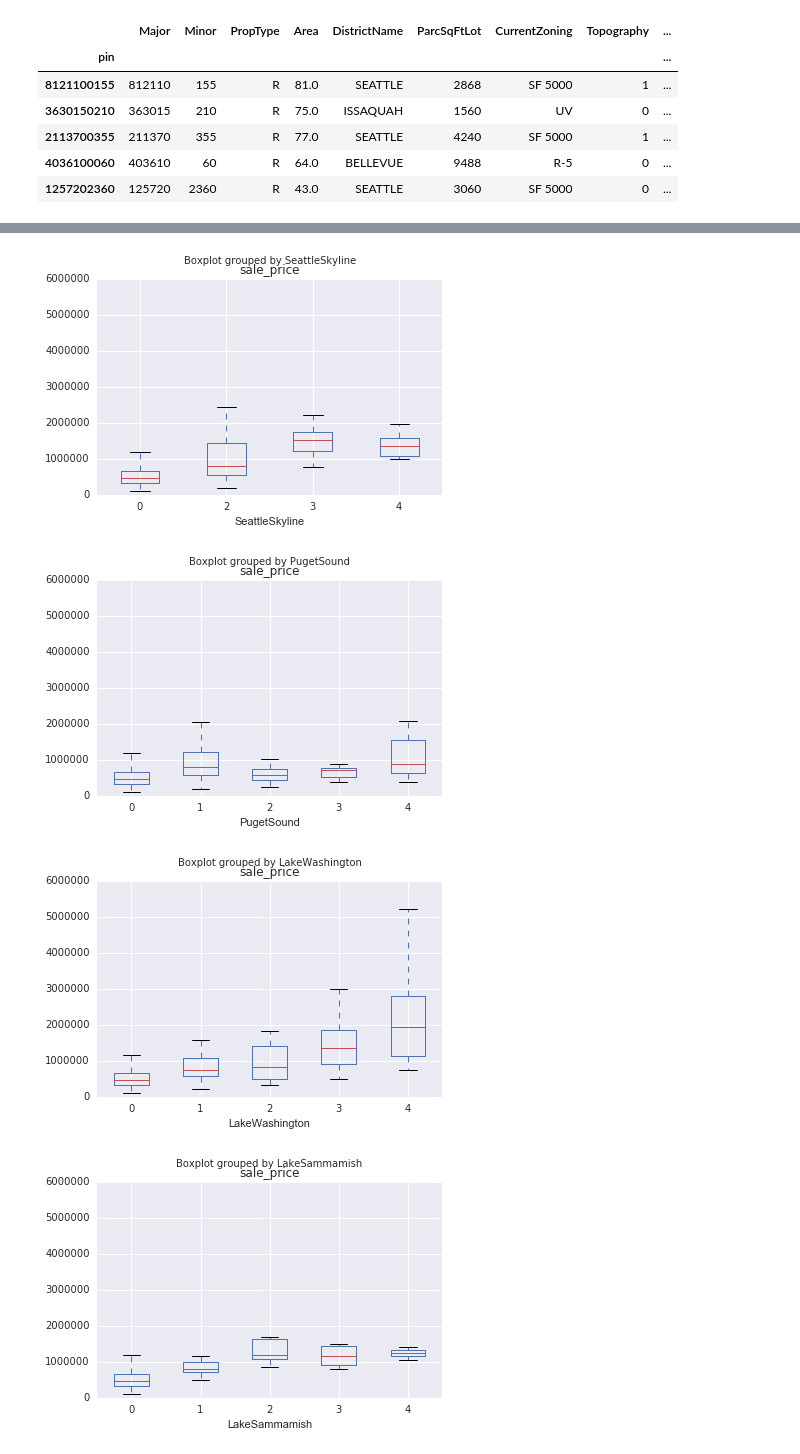
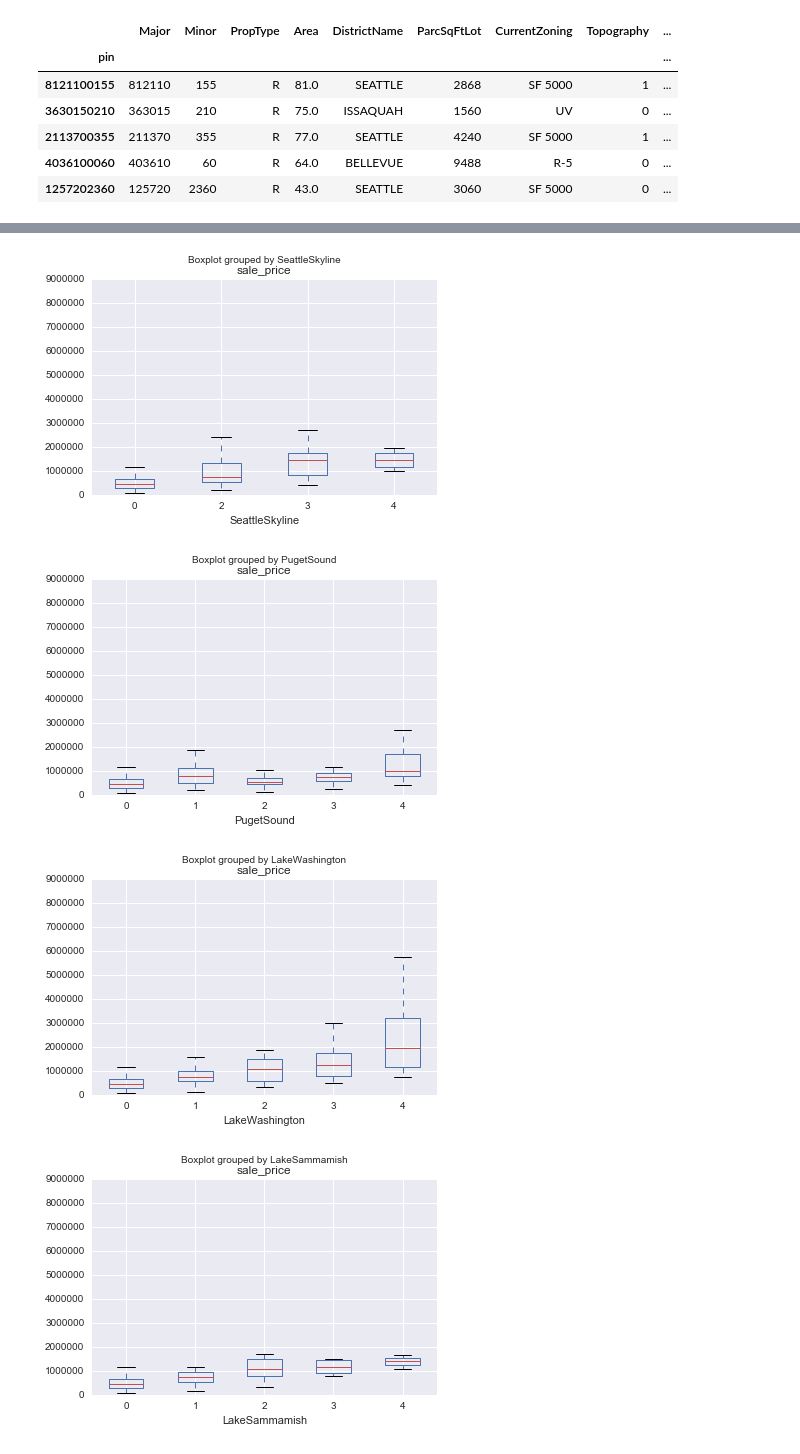
Before and after one commit to gavin-peterkin/king_county_property, a Jupyter notebook: notebooks/feature_development.ipynb, the cells around one changed output, grey strips where cells are left out. Cells and saved outputs as stored; diff of their text form; code cells hidden in the pictures.

```diff
--- a/notebooks/feature_development.ipynb
+++ b/notebooks/feature_development.ipynb
@@ -31,9 +31,9 @@ parcel.head()
 # %%
 # Creating various filters
 
-is_recent_sale = (parcel.sale_date.dt.year >=2014)
-is_under_3 = (parcel.sale_price <= 3000000)
-is_nonzero = (parcel.sale_price > 100000)
+is_recent_sale = (parcel.sale_date.dt.year >=2013)
+is_under_4 = (parcel.sale_price <= 4000000)
+is_nonzero = (parcel.sale_price > 80000)
 is_good_sale = (np.abs(parcel.sale_price.divide(parcel.appr_tot_val)) < parcel.appr_tot_val.multiply(0.2))
 # %%
 # DistrictName
@@ -47,0 +84,18 @@ is_good_sale = (np.abs(parcel.sale_price.divide(parcel.appr_tot_val)) < parcel.a
+# %%
+# Bin the useful above data into new columns
+
+def bin_column(df, col, bins, bin_names):
+    """Creates a new column 'bin_'+col where the bin names are by default the same as the bin values or the names
+    given (if not none)"""
+    new_col = 'bin_' + col
+    df[new_col] = pd.cut(df[col], bins, labels=bin_names)
+    print('New column {}'.format(new_col))
+    return df
+
+# bedrooms
+br_bins = [-0.5, 0.5, 1.5, 2.5, 3.5, 4.5, 5.5, 6.5, 100]
+br_bin_names = [0, 1, 2, 3, 4, 5, 6, 7]  # 7 or more is just getting lumped together
+
+parcel = bin_column(parcel, 'bedroom_count', br_bins, br_bin_names)
+
+check_cols(['bedroom_count'], parcel)
@@ -47,0 +105,8 @@ is_good_sale = (np.abs(parcel.sale_price.divide(parcel.appr_tot_val)) < parcel.a
+# %%
+# Bin by year built and renovated into decades
+
+yr_bins = [1700, 1800, 1900, 1910, 1920, 1930, 1940, 1950, 1960, 1970, 1980, 1990, 2000, 2010, 2020]
+yr_labels = [1700, 1800, 1900, 1910, 1920, 1930, 1940, 1950, 1960, 1970, 1980, 1990, 2000, 2010]
+
+parcel = bin_column(parcel, 'year_built', yr_bins, yr_labels)
+parcel = bin_column(parcel, 'year_renovated', yr_bins, yr_labels)
@@ -47,0 +116,8 @@ is_good_sale = (np.abs(parcel.sale_price.divide(parcel.appr_tot_val)) < parcel.a
+# %%
+# The median year_renovated is 2000 excluding 0, which means no renovation on record, so I'm replacing 0s with 2000s
+# I question how sensible this is...
+
+# parcel[parcel.year_renovated != 0].year_renovated.median()
+# Returns 2000
+
+parcel.loc[parcel['year_renovated'] == 0, 'year_renovated'] = 2000
@@ -63,6 +159,8 @@ view_features = [
     'PugetSound', 'LakeWashington', 'LakeSammamish'
 ]
 
+check_cols(view_features, parcel)
+
 for feature in view_features:
     parcel[is_recent_sale & is_nonzero].boxplot(column='sale_price', by=feature)
 
@@ -74,7 +179,7 @@ for feature in view_features:
-[figure, old version]
+[figure, new version]
-[figure, old version]
+[figure, new version]
-[figure, old version]
+[figure, new version]
-[figure, old version]
+[figure, new version]
 # %%
 misc_features = [
     'LotDepthFactor',
```
Also changed, not shown: parts of 23 cells of this notebook, 7 other files.
